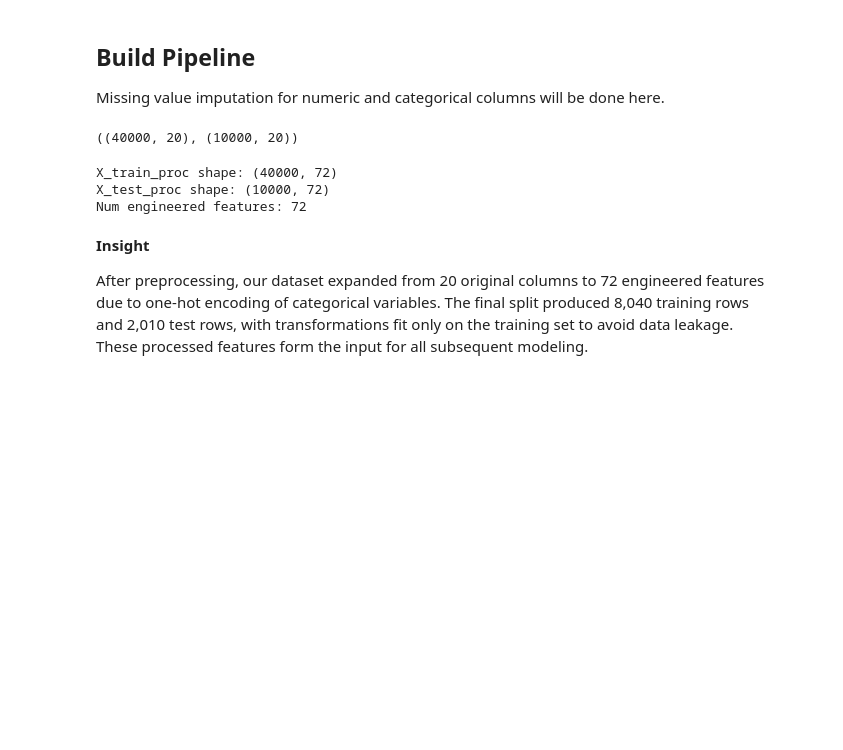
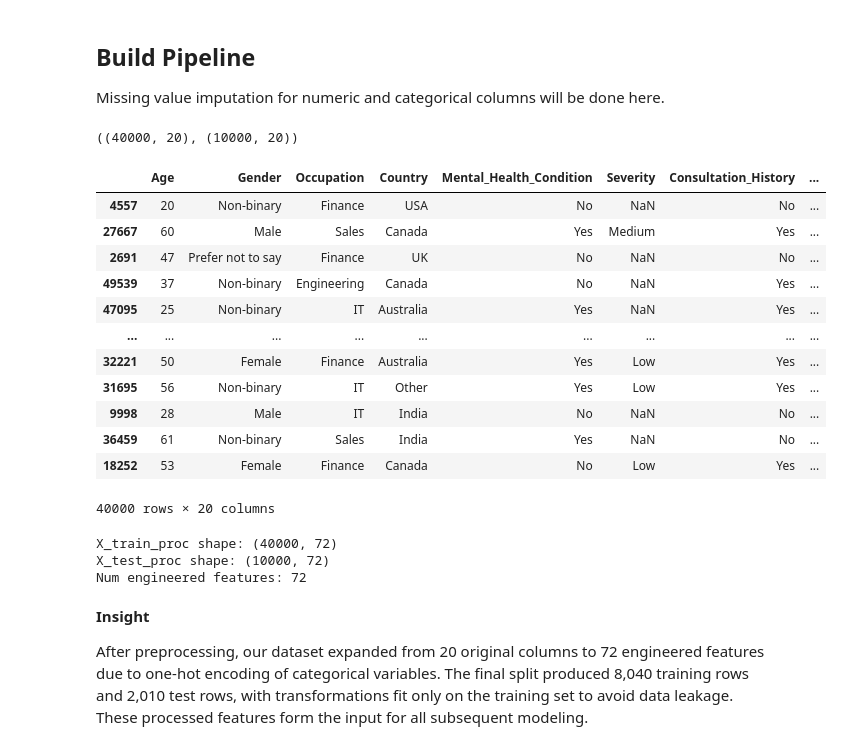
Before and after one commit to anoushka-rao/Mental_Health_and_Burnout, a Jupyter notebook: Mental_Health_Workplace_Survey.ipynb, the cells around one changed output. Cells and saved outputs as stored; diff of their text form; code cells hidden in the pictures; blank space fills up the shorter version.

```diff
--- a/Mental_Health_Workplace_Survey.ipynb
+++ b/Mental_Health_Workplace_Survey.ipynb
@@ -868,3 +857,19 @@ cols_to_encode = ['Gender','Occupation','Country', 'Mental_Health_Condition', 'S
+# %%
+X_train
+# %% [output]
+|  | Age | Gender | Occupation | Country | Mental_Health_Condition | Severity | Consultation_History | ... |
+| 4557 | 20 | Non-binary | Finance | USA | No | NaN | No | ... |
+| 27667 | 60 | Male | Sales | Canada | Yes | Medium | Yes | ... |
+| 2691 | 47 | Prefer not to say | Finance | UK | No | NaN | No | ... |
+| 49539 | 37 | Non-binary | Engineering | Canada | No | NaN | Yes | ... |
+| 47095 | 25 | Non-binary | IT | Australia | Yes | NaN | Yes | ... |
+| ... | ... | ... | ... | ... | ... | ... | ... | ... |
+| 32221 | 50 | Female | Finance | Australia | Yes | Low | Yes | ... |
+| 31695 | 56 | Non-binary | IT | Other | Yes | Low | Yes | ... |
+| 9998 | 28 | Male | IT | India | No | NaN | No | ... |
+| 36459 | 61 | Non-binary | Sales | India | Yes | NaN | No | ... |
+| 18252 | 53 | Female | Finance | Canada | No | Low | Yes | ... |
+40000 rows × 20 columns
 # %%
 
 # Fit on TRAIN ONLY, then transform both train and test
```
Also changed, not shown: parts of 13 cells of this notebook.
